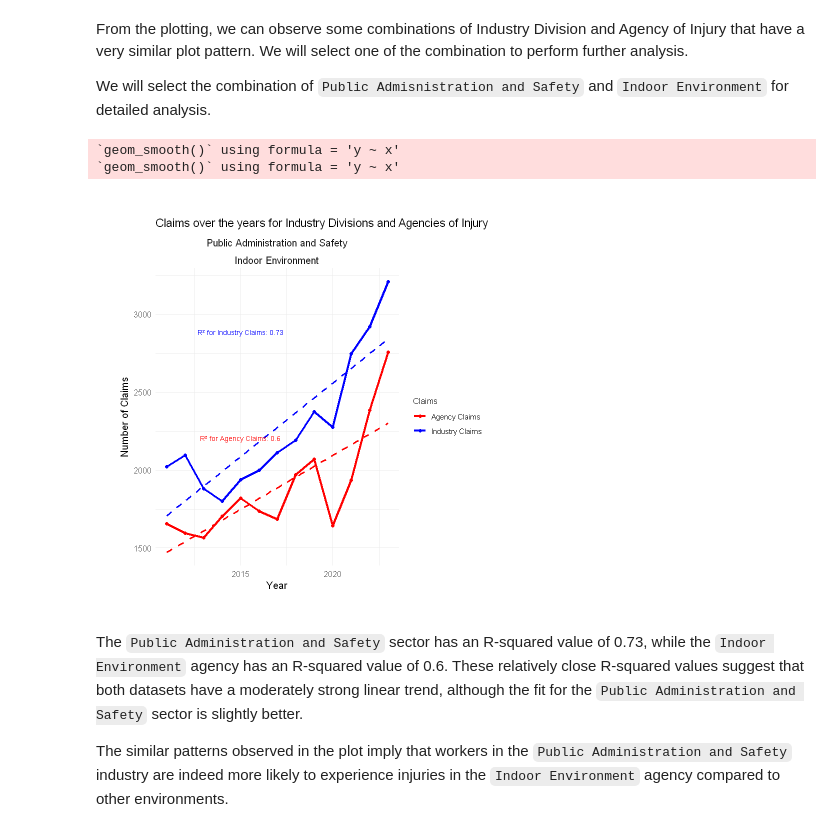
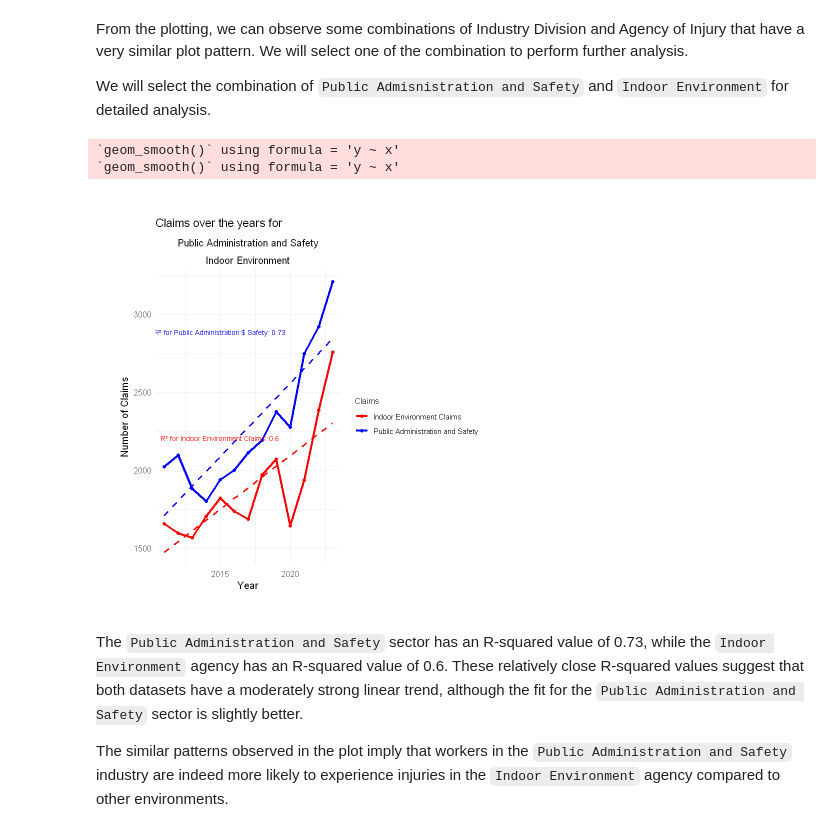
Before and after one commit to FanHwa/FDS_A3, a Jupyter notebook: FanHwa_34648100_Assignment3_Rmd.ipynb, the cells around one changed output. Cells and saved outputs as stored; diff of their text form; code cells hidden in the pictures.

```diff
--- a/FanHwa_34648100_Assignment3_Rmd.ipynb
+++ b/FanHwa_34648100_Assignment3_Rmd.ipynb
@@ -780,10 +787,10 @@ From the plotting, we can observe some combinations of Industry Division and Age
 
 We will select the combination of `Public Admisnistration and Safety` and `Indoor Environment` for detailed analysis.
 # %%
-# Create a subset of the final plot data for the specific industry division and agency of injury
+# Create a subset of the subset plot data for the specific industry division and agency of injury
 subset_plot_data <- final_plot_data %>%
-    filter(Industry_Division %in% c("Public Administration and Safety", "Indoor Environment"),
-           Agency_of_Injury %in% c("Public Administration and Safety", "Indoor Environment"))
+    filter(Industry_Division %in% c("Public Administration and Safety"),
+           Agency_of_Injury %in% c("Indoor Environment"))
 
 # Function to calculate the R-squared value for a linear model
 calculate_r_squared <- function(x, y) {
@@ -792,45 +799,45 @@ calculate_r_squared <- function(x, y) {
 }
 
 # Calculate R-squared values for Industry Claims
 industry_r_squared <- calculate_r_squared(subset_plot_data$Year, subset_plot_data$Industry_Claims)
 
 # Calculate R-squared values for Agency Claims
 agency_r_squared <- calculate_r_squared(subset_plot_data$Year, subset_plot_data$Agency_Claims)
 
 # Create the ggplot with text wrapping in facet labels and linear regression lines
 ggplot(data = subset_plot_data, aes(x = Year)) +
-    geom_line(aes(y = Industry_Claims, color = "Industry Claims"), size = 1.2) +
-    geom_point(aes(y = Industry_Claims, color = "Industry Claims")) +
-    geom_smooth(aes(y = Industry_Claims, color = "Industry Claims"), method = "lm", linetype = "dashed", se = FALSE) +  # Add linear regression line for Industry Claims
-    geom_line(aes(y = Agency_Claims, color = "Agency Claims"), size = 1.2) +
-    geom_point(aes(y = Agency_Claims, color = "Agency Claims")) +
-    geom_smooth(aes(y = Agency_Claims, color = "Agency Claims"), method = "lm", linetype = "dashed", se = FALSE) +  # Add linear regression line for Agency Claims
+    geom_line(aes(y = Industry_Claims, color = "Public Administration and Safety"), size = 1.2) +
+    geom_point(aes(y = Industry_Claims, color = "Public Administration and Safety")) +
+    geom_smooth(aes(y = Industry_Claims, color = "Public Administration and Safety"), method = "lm", linetype = "dashed", se = FALSE) +
+    geom_line(aes(y = Agency_Claims, color = "Indoor Environment Claims"), size = 1.2) +
+    geom_point(aes(y = Agency_Claims, color = "Indoor Environment Claims")) +
+    geom_smooth(aes(y = Agency_Claims, color = "Indoor Environment Claims"), method = "lm", linetype = "dashed", se = FALSE) +
     facet_wrap(~ Industry_Division + Agency_of_Injury, scales = "free_y") +
     labs(
-        title = "Claims over the years for Industry Divisions and Agencies of Injury",
+        title = "Claims over the years for",
         x = "Year",
         y = "Number of Claims"
     ) +
     # Annotate the R-squared values on the plot
     annotate("text", x = 2015, y = max(subset_plot_data$Industry_Claims, na.rm = TRUE) * 0.9,
-             label = paste("R² for Industry Claims:", round(industry_r_squared, 2)), color = "blue", size = 3) +
+             label = paste("R² for Public Administration $ Safety:", round(industry_r_squared, 2)), color = "blue", size = 3) +
     annotate("text", x = 2015, y = max(subset_plot_data$Agency_Claims, na.rm = TRUE) * 0.8,
-             label = paste("R² for Agency Claims:", round(agency_r_squared, 2)), color = "red", size = 3) +
-    scale_color_manual(name = "Claims", values = c("Industry Claims" = "blue", "Agency Claims" = "red")) +
+             label = paste("R² for Indoor Environment Claims:", round(agency_r_squared, 2)), color = "red", size = 3) +
+    scale_color_manual(name = "Claims", values = c("Public Administration and Safety" = "blue", "Indoor Environment Claims" = "red")) +
     theme_minimal() +
     theme(
         plot.title = element_text(size = 14),
         axis.title = element_text(size = 12),
         axis.text = element_text(size = 10),
         strip.text = element_text(size = 12),
         legend.title = element_text(size = 10),
         legend.text = element_text(size = 9)
     ) +
-    theme(plot.margin = unit(c(1, 1, 1, 1), "cm"))  # Add margins around the plot for better spacing
+    theme(plot.margin = unit(c(1, 1, 1, 1), "cm"))
 # %% [output]
 `geom_smooth()` using formula = 'y ~ x'
 `geom_smooth()` using formula = 'y ~ x'
-[figure, old version]
+[figure, new version]
 # %% [markdown]
 The `Public Administration and Safety` sector has an R-squared value of 0.73, while the `Indoor Environment` agency has an R-squared value of 0.6. These relatively close R-squared values suggest that both datasets have a moderately strong linear trend, although the fit for the `Public Administration and Safety` sector is slightly better.
 
```
Also changed, not shown: parts of 9 cells of this notebook, 1 other file.
